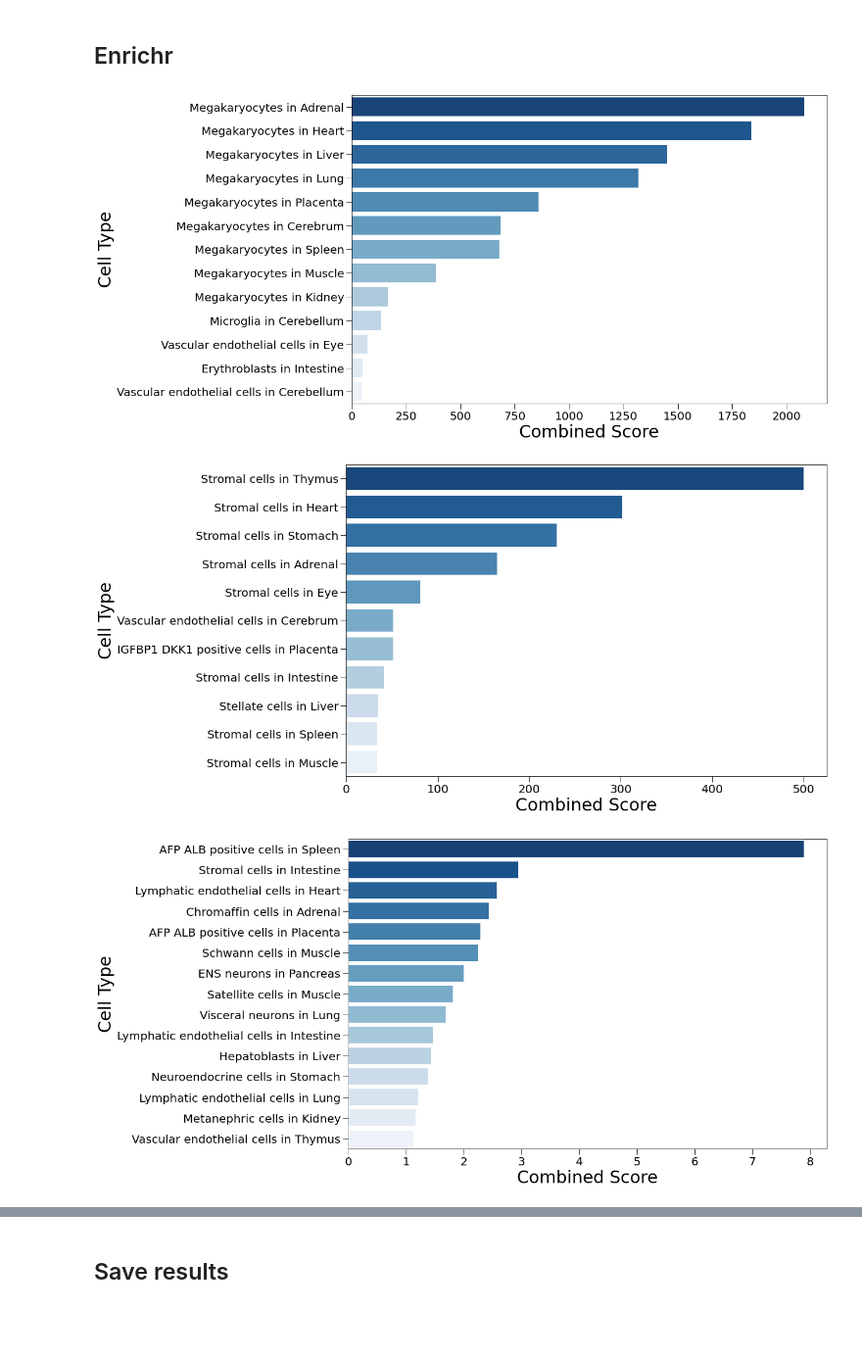
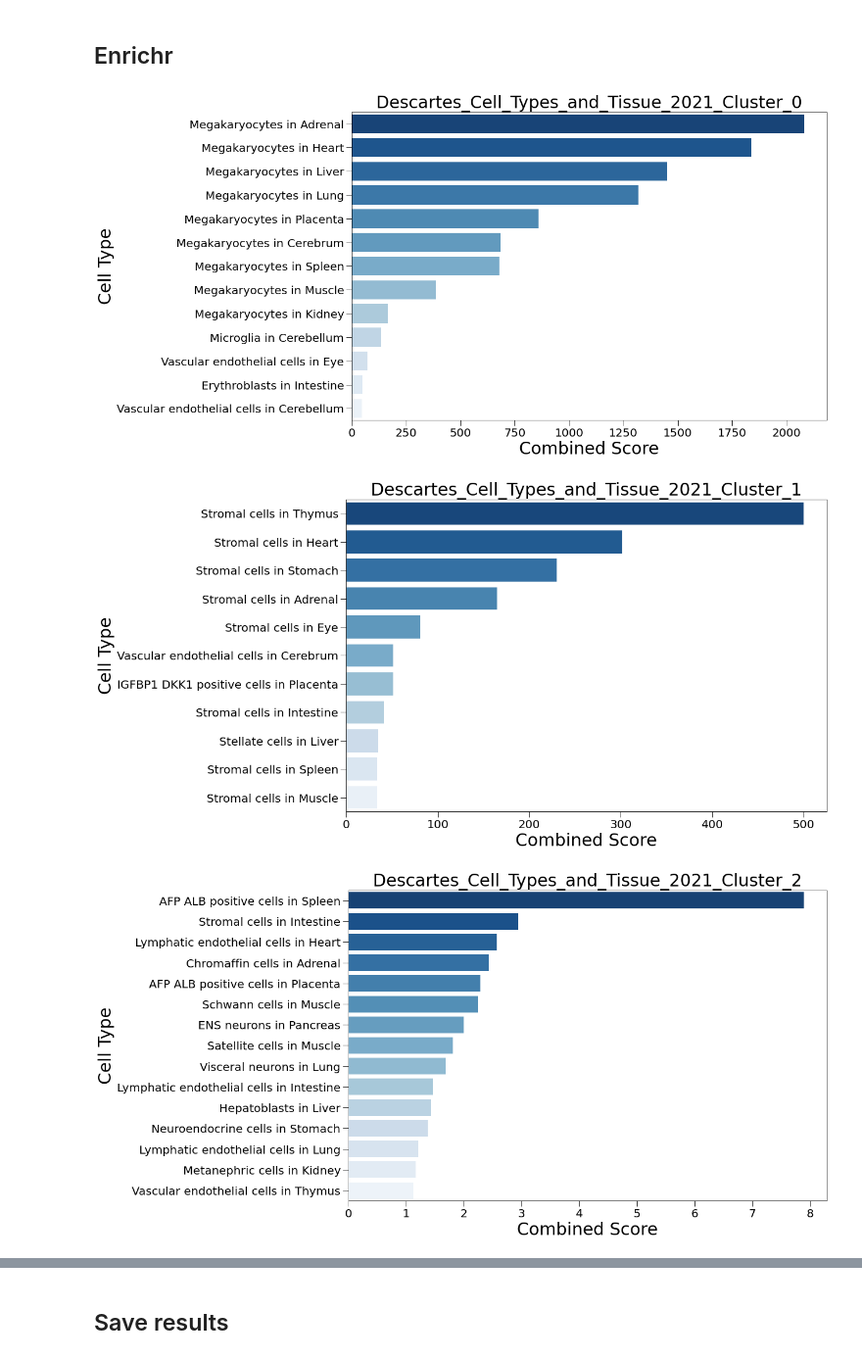
Before and after one commit to dsb-lab/blood_gastruloids, a Jupyter notebook: Analysis_2022/4_Clustering_and_annotation.ipynb, the cells around one changed output, grey strips where cells are left out. Shown at 98% size. Cells and saved outputs as stored; diff of their text form; code cells hidden in the pictures; blank space fills up the shorter version.

```diff
--- a/Analysis_2022/4_Clustering_and_annotation.ipynb
+++ b/Analysis_2022/4_Clustering_and_annotation.ipynb
@@ -137,19 +137,19 @@ fig.savefig(DIRECTORY+"Plots/CA_Expression_relevant_genes_clusters.pdf",bbox_inc
 scp.tl.rank_genes_groups(adata,groupby="leiden",method="t-test",use_raw=False)
 # %%
 for library in ENRICHR_LIBRARIES:
-    scttools.enrichr_to_excel(adata,library,DIRECTORY+"Tables/Enrich_"+library+".xlsx")
+    scttools.enrichr_to_excel(adata,library,DIRECTORY+"Tables/Global/Enrich_"+library+".xlsx")
 # %%
 for library in ENRICHR_LIBRARIES:
-    for sheet in pd.ExcelFile(DIRECTORY+"Tables/Enrich_"+library+".xlsx").sheet_names:
-        data = pd.read_excel(DIRECTORY+"Tables/Enrich_"+library+".xlsx",sheet_name=sheet)
+    for sheet in pd.ExcelFile(DIRECTORY+"Tables/Global/Enrich_"+library+".xlsx").sheet_names:
+        data = pd.read_excel(DIRECTORY+"Tables/Global/Enrich_"+library+".xlsx",sheet_name=sheet)
         data.sort_values("Combined Score",ascending=False,inplace=True)
 
         fig,ax=plt.subplots(figsize=[15,10])
         sns.barplot(data = data.loc[:10,:],x="Combined Score",y="Name",palette="Blues_r",ax=ax)
-        sctplot.plot_base(ax,labels=["Combined Score","Cell Type"],legend=False)
+        sctplot.plot_base(ax,title=library+"_"+sheet,labels=["Combined Score","Cell Type"],legend=False)
 
-        fig.savefig(DIRECTORY+"Plots/Enrichr/"+library+"_"+sheet+".pdf",transparent=True,bbox_inches="tight")
+        fig.savefig(DIRECTORY+"Plots/Global/Enrichr/"+library+"_"+sheet+".pdf",transparent=True,bbox_inches="tight")
 # %% [output]
-[figure, old version]
+[figure, new version]
-[figure, old version]
+[figure, new version]
-[figure, old version]
+[figure, new version]
```
Also changed, not shown: parts of 11 cells of this notebook.
